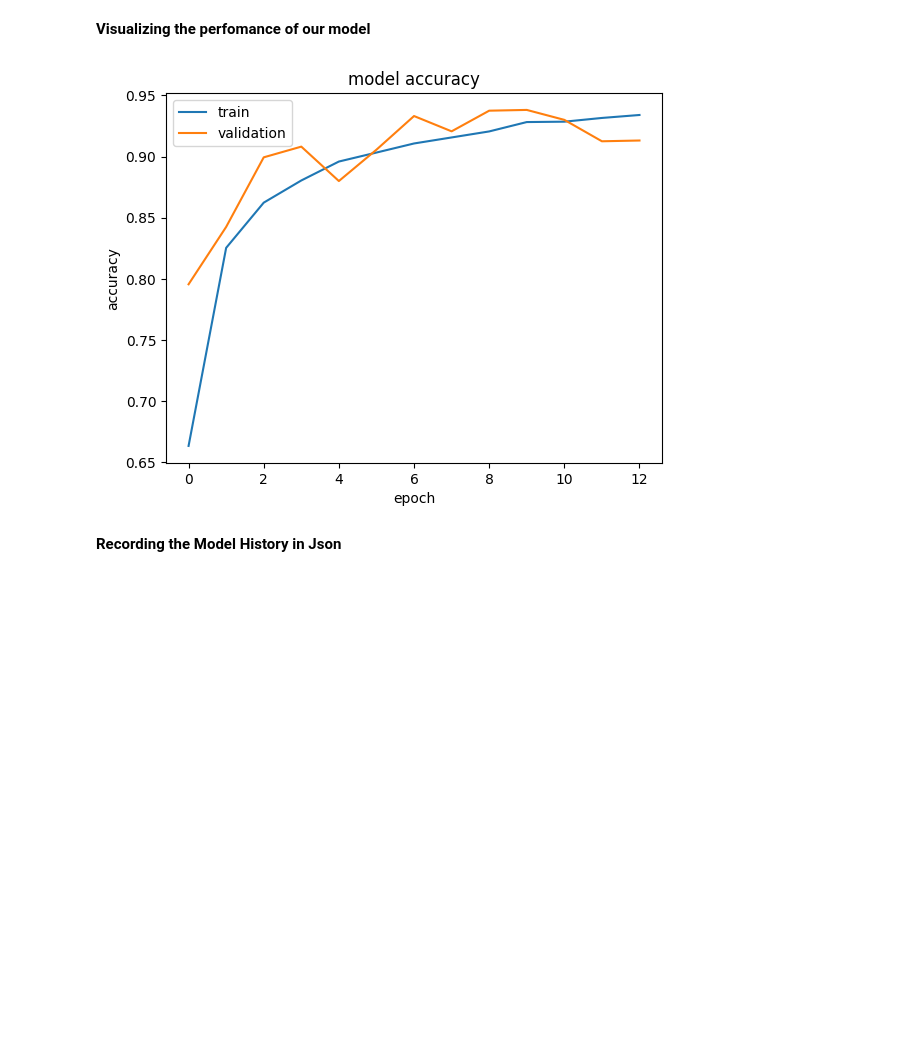
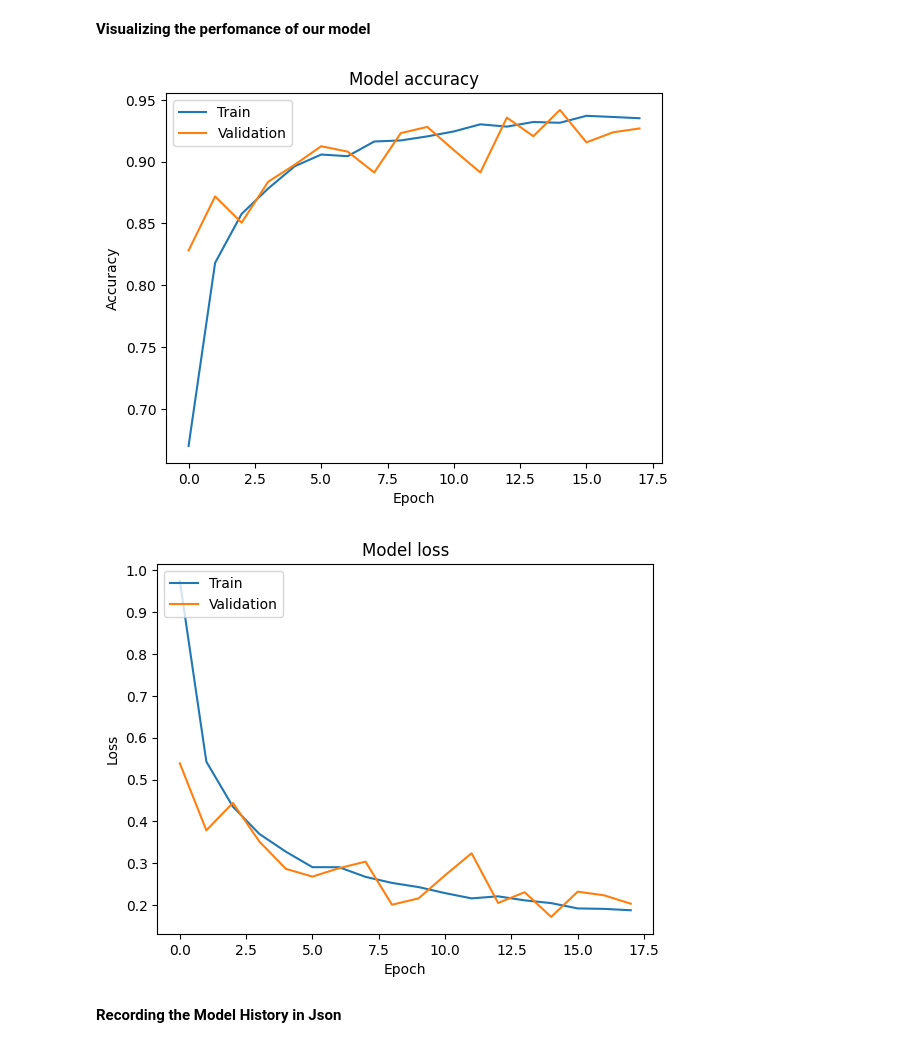
Before and after one commit to KeyMoney22/Plant_disease_classification-, a Jupyter notebook: tomato_disease_detection.ipynb, the cells around one changed output. Drawn from its saved outputs; the diff is of its cells as text; code cells hidden in the pictures; blank space fills up the shorter version.

```diff
--- a/tomato_disease_detection.ipynb
+++ b/tomato_disease_detection.ipynb
@@ -805,21 +844,11 @@ Epoch 13/50
 # %% [markdown]
 **Visualizing the perfomance of our model**
-# %%
-# Visualizing our accuracy and validation scores
-
-def plot_hist(hist):
-    plt.plot(history_efn.history["accuracy"])
-    plt.plot(history_efn.history["val_accuracy"])
-    plt.title("model accuracy")
-    plt.ylabel("accuracy")
-    plt.xlabel("epoch")
-    plt.legend(["train", "validation"], loc="upper left")
-    plt.show()
-
-
-plot_hist(history_efn)
-# %% [output]
-[figure, removed]
+# %%
+
+plot_training_history(history_efn)
+# %% [output]
+[figure, added]
+[figure, added]
 # %% [markdown]
 **Recording the Model History in Json**
 # %%
```
Also changed, not shown: parts of 16 cells of this notebook.
